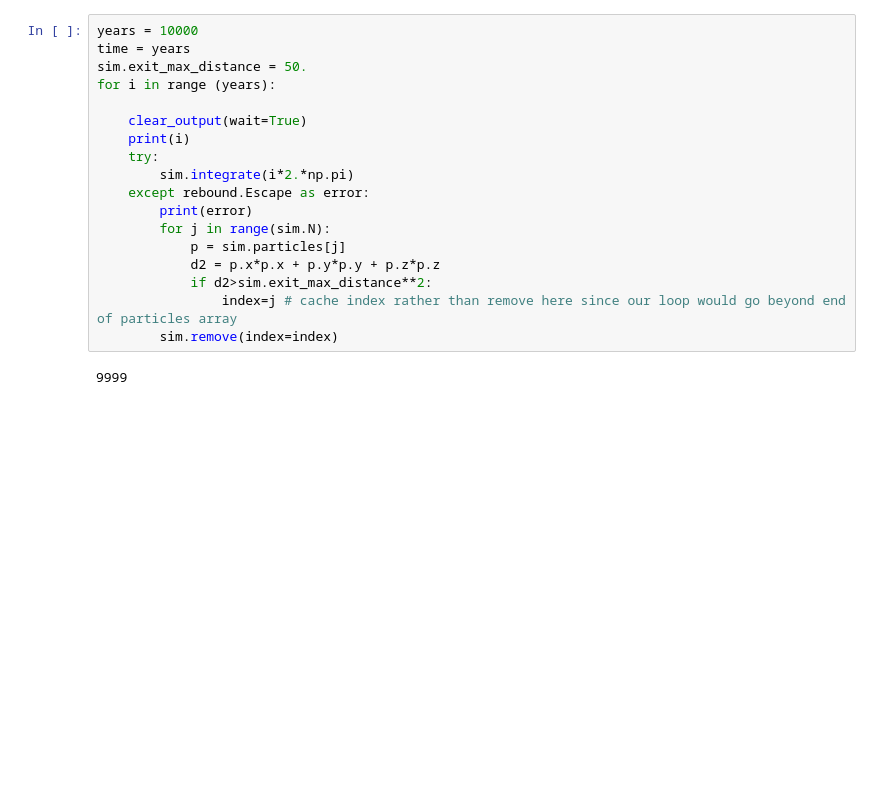
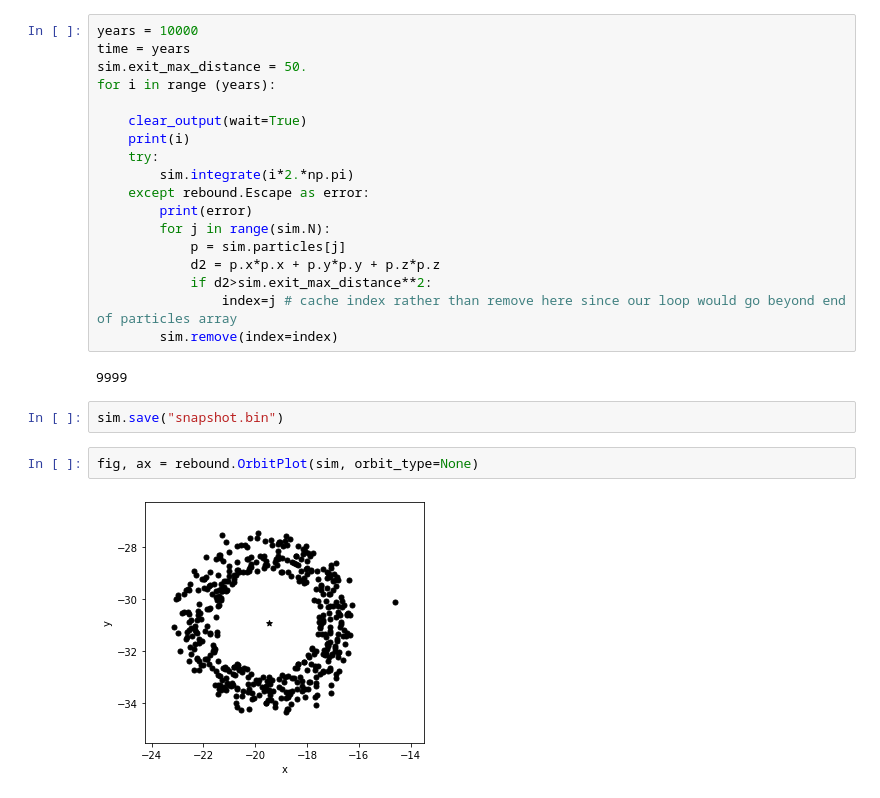
Before and after one commit to Ho0ost/api_workshop, a Jupyter notebook: onze_meuk/Joost/my_system_astroids_v1.ipynb, the cells around one changed output. Saved outputs shown, nothing was run; the diff lists cells and outputs as text; blank space fills up the shorter version.

Commit message:
astroid belt and 10000 years sim save

```diff
--- a/onze_meuk/Joost/my_system_astroids_v1.ipynb
+++ b/onze_meuk/Joost/my_system_astroids_v1.ipynb
@@ -49,3 +70,9 @@ for i in range (years):
         sim.remove(index=index)
 # %% [output]
 9999
+# %%
+sim.save("snapshot.bin")
+# %%
+fig, ax = rebound.OrbitPlot(sim, orbit_type=None)
+# %% [output]
+[figure, added]
```
Also changed, not shown: parts of 3 cells of this notebook.
